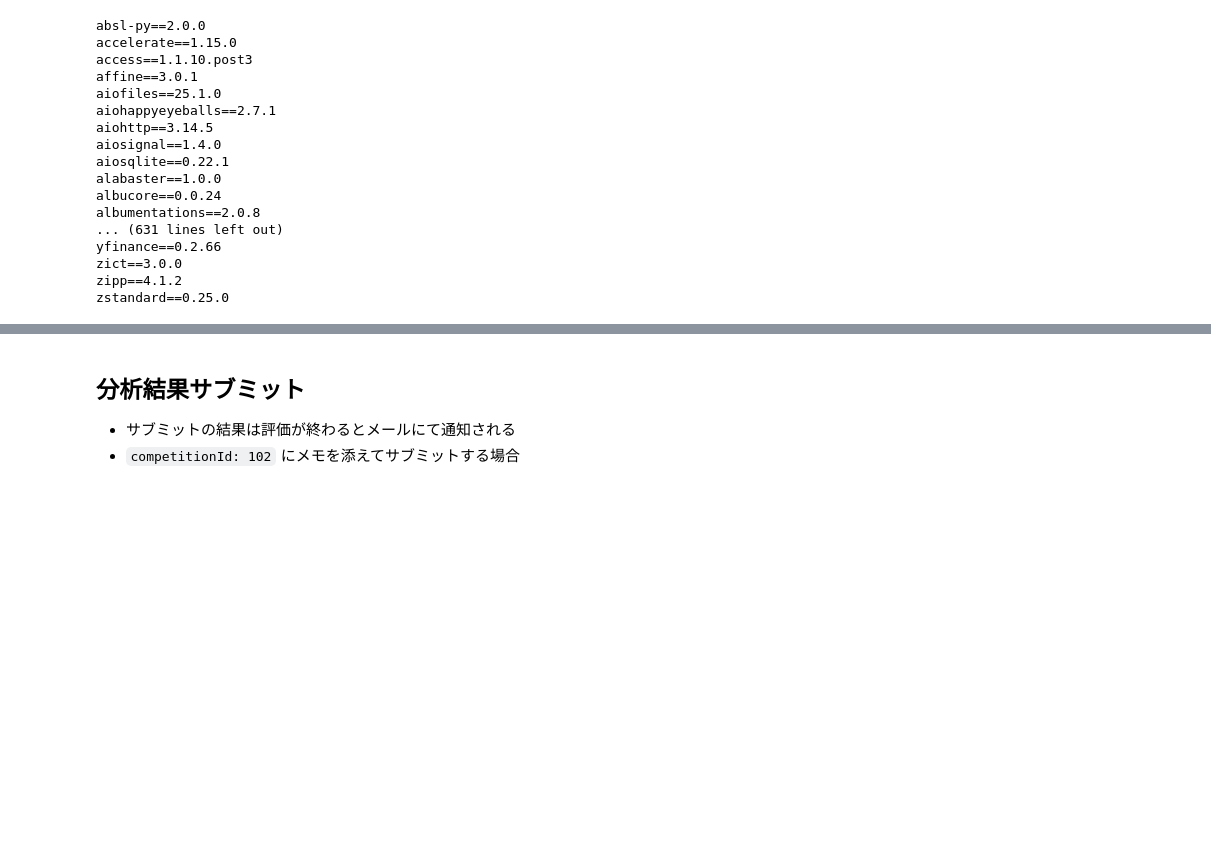
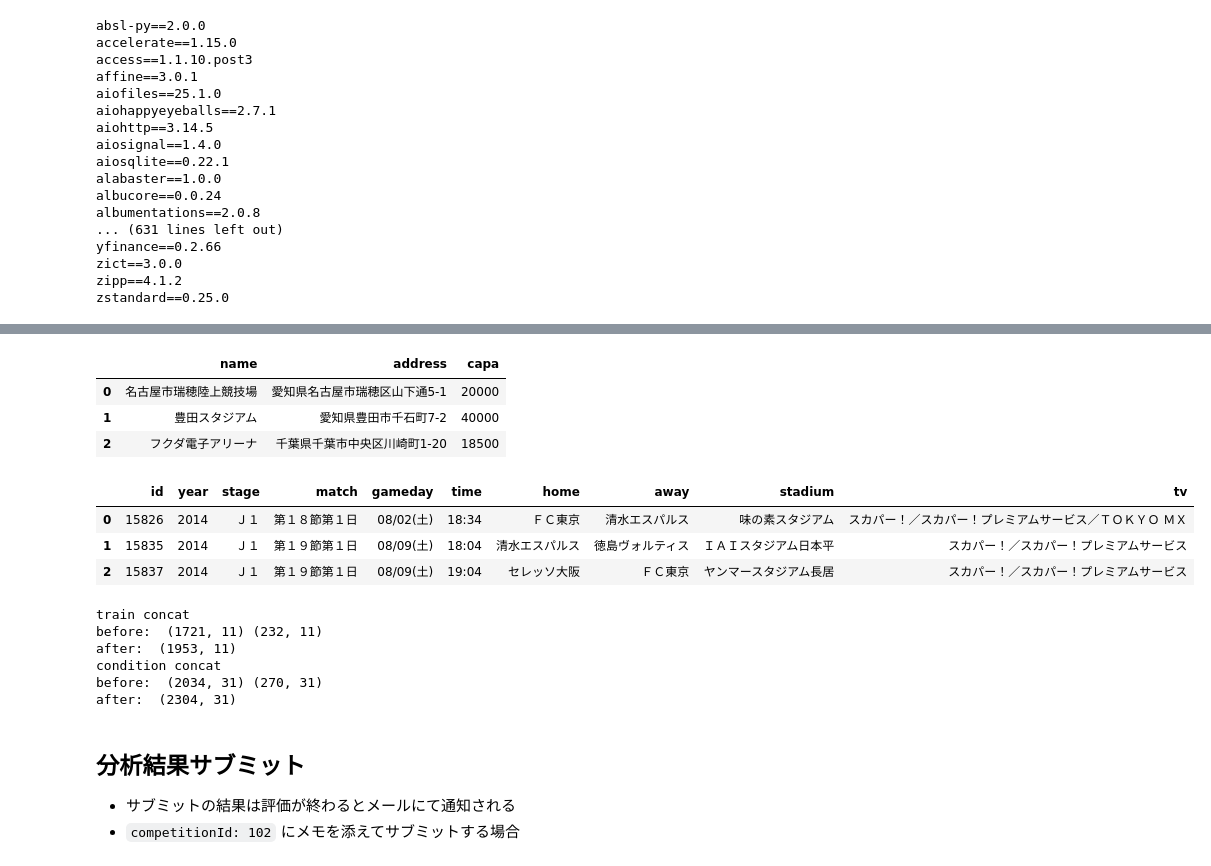
Before and after one commit to abaziri/signate-Jleague, a Jupyter notebook: tutorials/SIGNATE_Tutorial_for_Colaboratory.ipynb, the cells around one changed output, grey strips where cells are left out. Saved outputs shown, nothing was run; the diff lists cells and outputs as text; code cells hidden in the pictures; blank space fills up the shorter version.

```diff
--- a/tutorials/SIGNATE_Tutorial_for_Colaboratory.ipynb
+++ b/tutorials/SIGNATE_Tutorial_for_Colaboratory.ipynb
@@ -170,0 +198,12 @@ year_2014_add = pd.read_csv('/2014_add.csv')
+# %%
+# check the detail of stadium and 2014 data
+display(stadium.head(3), year_2014_add.head(3))
+# %% [output]
+|  | name | address | capa |
+| 0 | 名古屋市瑞穂陸上競技場 | 愛知県名古屋市瑞穂区山下通5-1 | 20000 |
+| 1 | 豊田スタジアム | 愛知県豊田市千石町7-2 | 40000 |
+| 2 | フクダ電子アリーナ | 千葉県千葉市中央区川崎町1-20 | 18500 |
+|  | id | year | stage | match | gameday | time | home | away | stadium | tv |
+| 0 | 15826 | 2014 | Ｊ１ | 第１８節第１日 | 08/02(土) | 18:34 | ＦＣ東京 | 清水エスパルス | 味の素スタジアム | スカパー！／スカパー！プレミアムサービス／ＴＯＫＹＯ ＭＸ |
+| 1 | 15835 | 2014 | Ｊ１ | 第１９節第１日 | 08/09(土) | 18:04 | 清水エスパルス | 徳島ヴォルティス | ＩＡＩスタジアム日本平 | スカパー！／スカパー！プレミアムサービス |
+| 2 | 15837 | 2014 | Ｊ１ | 第１９節第１日 | 08/09(土) | 19:04 | セレッソ大阪 | ＦＣ東京 | ヤンマースタジアム長居 | スカパー！／スカパー！プレミアムサービス |
@@ -171,3 +214,19 @@ year_2014_add = pd.read_csv('/2014_add.csv')
+# %%
+# 結合前と後で形に異常がないか確認
+print('train concat')
+print('before: ', train.shape, train_add.shape)
+print('after: ', full_train.shape)
+
+print('condition concat')
+print('before: ', condition.shape, condition_add.shape)
+print('after: ', full_condition.shape)
+# %% [output]
+train concat
+before:  (1721, 11) (232, 11)
+after:  (1953, 11)
+condition concat
+before:  (2034, 31) (270, 31)
+after:  (2304, 31)
 # %% [markdown]
 ## 分析結果サブミット
 
```
Also changed, not shown: parts of 3 cells of this notebook.
